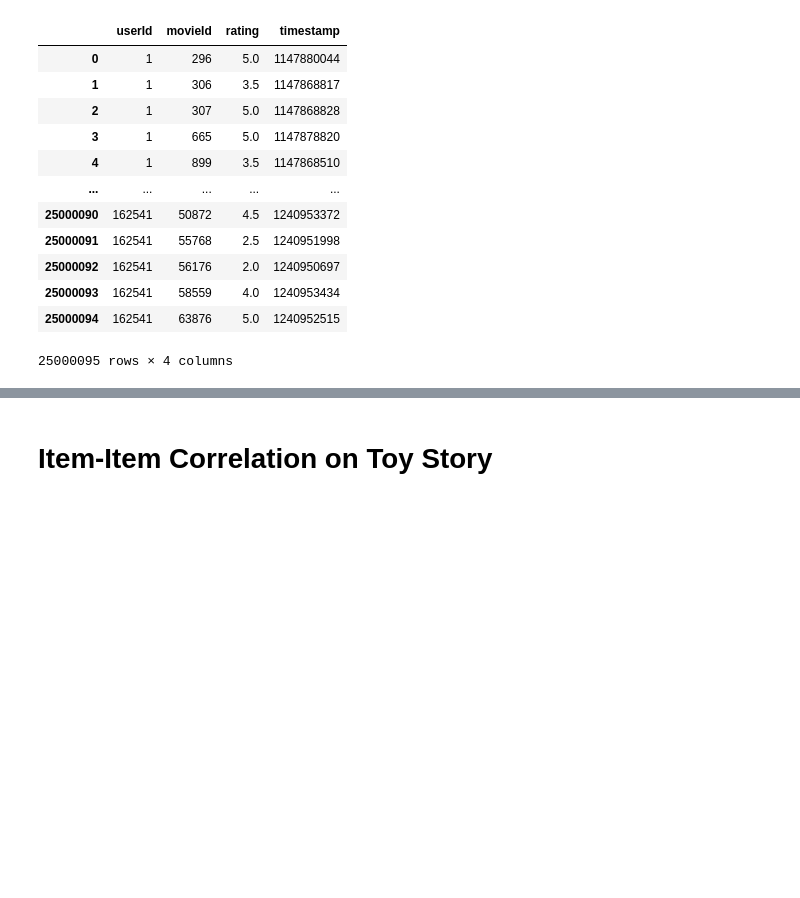
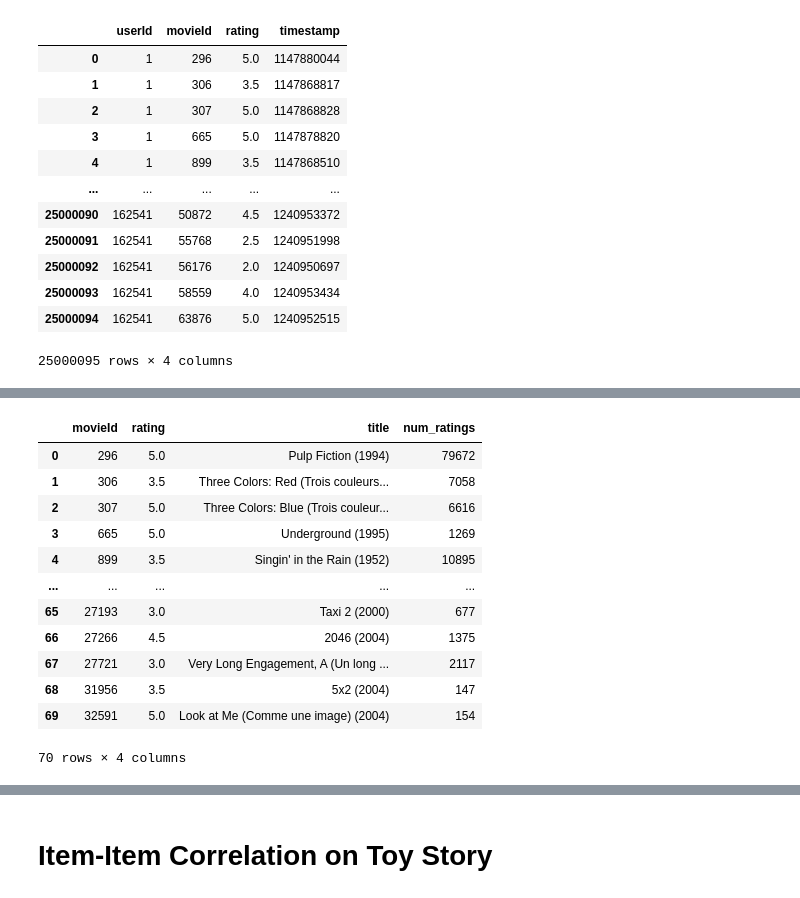
Before and after one commit to jeremylee73/bestclass-recommender, a Jupyter notebook: MovieLens Experimentation.ipynb, the cells around one changed output, grey strips where cells are left out. Cells and saved outputs as stored; diff of their text form; code cells hidden in the pictures; blank space fills up the shorter version.

```diff
--- a/MovieLens Experimentation.ipynb
+++ b/MovieLens Experimentation.ipynb
@@ -320,0 +414,31 @@ ratings
+# %%
+titles = []
+num_ratings_lst = []
+for movie_id in movie_ids:
+
+    num_ratings_lst.append(rating_counts[movie_id])
+
+    title = movies.loc[movies.movieId == movie_id, "title"].values
+    if len(title) == 0:
+        titles.append(np.nan)
+    else:
+        titles.append(title[0])
+
+user_movies2 = user_movies.drop(columns=["userId", "timestamp"])
+user_movies2["title"] = titles
+user_movies2["num_ratings"] = num_ratings_lst
+user_movies2
+# %% [output]
+|  | movieId | rating | title | num_ratings |
+| 0 | 296 | 5.0 | Pulp Fiction (1994) | 79672 |
+| 1 | 306 | 3.5 | Three Colors: Red (Trois couleurs... | 7058 |
+| 2 | 307 | 5.0 | Three Colors: Blue (Trois couleur... | 6616 |
+| 3 | 665 | 5.0 | Underground (1995) | 1269 |
+| 4 | 899 | 3.5 | Singin' in the Rain (1952) | 10895 |
+| ... | ... | ... | ... | ... |
+| 65 | 27193 | 3.0 | Taxi 2 (2000) | 677 |
+| 66 | 27266 | 4.5 | 2046 (2004) | 1375 |
+| 67 | 27721 | 3.0 | Very Long Engagement, A (Un long ... | 2117 |
+| 68 | 31956 | 3.5 | 5x2 (2004) | 147 |
+| 69 | 32591 | 5.0 | Look at Me (Comme une image) (2004) | 154 |
+70 rows × 4 columns
```
Also changed, not shown: parts of 11 cells of this notebook.
